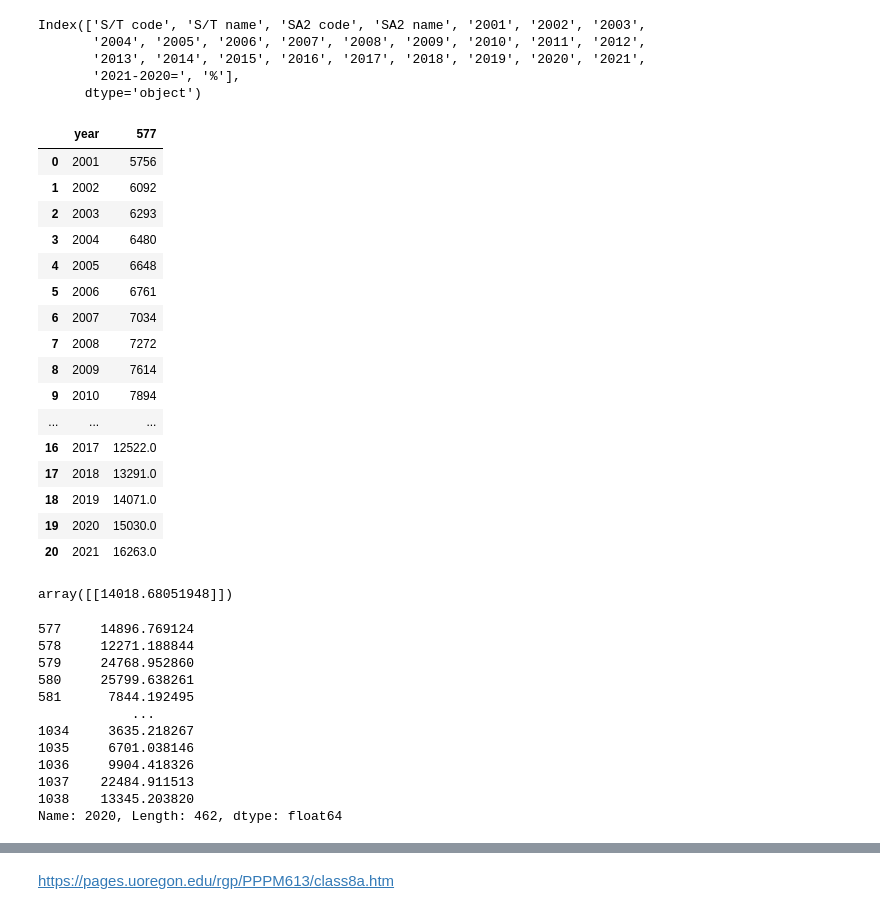
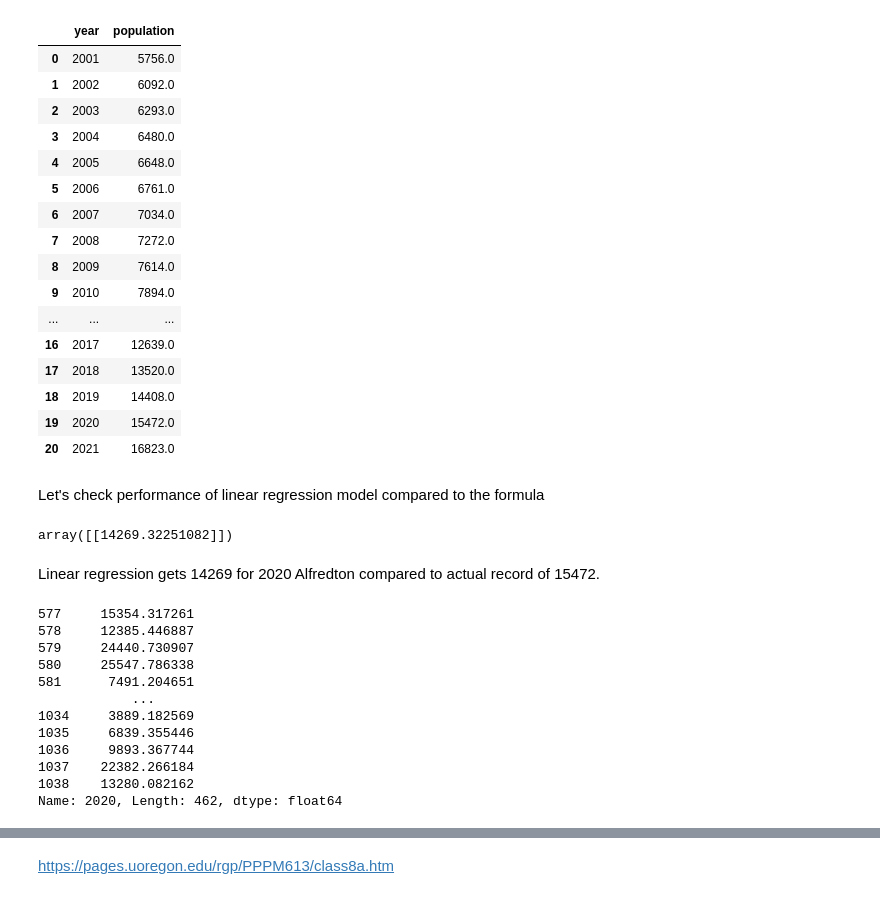
Before and after one commit to MAST30034-Applied-Data-Science/generic-real-estate-consulting-project-group-9, a Jupyter notebook: notebooks/population_prediction.ipynb, the cells around one changed output, grey strips where cells are left out. Cells and saved outputs as stored; diff of their text form; code cells hidden in the pictures.

```diff
--- a/notebooks/population_prediction.ipynb
+++ b/notebooks/population_prediction.ipynb
@@ -51,6 +35,11 @@ Index(['S/T code', 'S/T name', 'GCCSA code', 'GCCSA name', 'SA4 code',
 # %%
+# Due to the excel format, need to correct column name to true year record
 df_vic = df_vic.rename(columns = {'no.':'2001','no..1':'2002','no..2':'2003','no..3':'2004','no..4':'2005',
                      'no..5':'2006','no..6':'2007','no..7':'2008','no..8':'2009','no..9':'2010',
                      'no..10':'2011','no..11':'2012','no..12':'2013','no..13':'2014','no..14':'2015',
                      'no..15':'2016','no..16':'2017','no..17':'2018','no..18':'2019',
-                     'no..19':'2020','no..20':'2021','no..21':'2021-2020='}, inplace = False)
+                     'no..19':'2020','no..20':'2021','no..21':'2021-2020=','%':'2021-2020%'}, inplace = False)
+# Drop irrelevant columns
+df_VIC = df_vic.drop(columns=['GCCSA code', 'GCCSA name', 'SA4 code',
+       'SA4 name', 'SA3 code', 'SA3 name','Unnamed: 31'])
+df_VIC
@@ -84 +60,3 @@ df_VIC
+# %%
+df_VIC['2021-2011%'] = (df_VIC['2021']-df_VIC['2011'])/(df_VIC['2011']+1)
 # %%
@@ -182,56 +157,55 @@ array([[11931.]])
-# %%
-df_VIC.columns
-# %% [output]
-Index(['S/T code', 'S/T name', 'SA2 code', 'SA2 name', '2001', '2002', '2003',
-       '2004', '2005', '2006', '2007', '2008', '2009', '2010', '2011', '2012',
-       '2013', '2014', '2015', '2016', '2017', '2018', '2019', '2020', '2021',
-       '2021-2020=', '%'],
-      dtype='object')
 # %%
+# check the record of Alfredton with SA2 code = 201011001
 bd = df_VIC.loc[df['SA2 code'] ==201011001]
 bd = bd[['2001','2002', '2003', '2004', '2005', '2006', '2007', '2008', '2009', '2010',
        '2011', '2012', '2013', '2014', '2015', '2016', '2017', '2018', '2019',
        '2020','2021']].T
-bd=bd.reset_index().rename(columns={643:'population','index':'year'})
+bd=bd.reset_index().rename(columns={577:'population','index':'year'})
+# This is the actual record of population of Alfredton in the timeframe of 10 years
 bd
 # %% [output]
-|  | year | 577 |
-| 0 | 2001 | 5756 |
-| 1 | 2002 | 6092 |
-| 2 | 2003 | 6293 |
-| 3 | 2004 | 6480 |
-| 4 | 2005 | 6648 |
-| 5 | 2006 | 6761 |
-| 6 | 2007 | 7034 |
-| 7 | 2008 | 7272 |
-| 8 | 2009 | 7614 |
-| 9 | 2010 | 7894 |
+|  | year | population |
+| 0 | 2001 | 5756.0 |
+| 1 | 2002 | 6092.0 |
+| 2 | 2003 | 6293.0 |
+| 3 | 2004 | 6480.0 |
+| 4 | 2005 | 6648.0 |
+| 5 | 2006 | 6761.0 |
+| 6 | 2007 | 7034.0 |
+| 7 | 2008 | 7272.0 |
+| 8 | 2009 | 7614.0 |
+| 9 | 2010 | 7894.0 |
 | ... | ... | ... |
-| 16 | 2017 | 12522.0 |
-| 17 | 2018 | 13291.0 |
-| 18 | 2019 | 14071.0 |
-| 19 | 2020 | 15030.0 |
-| 20 | 2021 | 16263.0 |
+| 16 | 2017 | 12639.0 |
+| 17 | 2018 | 13520.0 |
+| 18 | 2019 | 14408.0 |
+| 19 | 2020 | 15472.0 |
+| 20 | 2021 | 16823.0 |
+# %% [markdown]
+Let's check performance of linear regression model compared to the formula
 # %%
+# Fit linear regression model to predict 2020 population
 x = bd.iloc[:, 0].values.reshape(-1, 1)
 y = bd.iloc[:, 1].values.reshape(-1, 1)
 model = LinearRegression().fit(x, y)
 y_pred = model.predict([[2020]])
 y_pred
 # %% [output]
-array([[14018.68051948]])
+array([[14269.32251082]])
+# %% [markdown]
+Linear regression gets 14269 for 2020 Alfredton compared to actual record of 15472.
 # %%
 predict_df['2020']
 # %% [output]
-577     14896.769124
-578     12271.188844
-579     24768.952860
-580     25799.638261
-581      7844.192495
+577     15354.317261
+578     12385.446887
+579     24440.730907
+580     25547.786338
+581      7491.204651
             ...
-1034     3635.218267
-1035     6701.038146
-1036     9904.418326
-1037    22484.911513
-1038    13345.203820
+1034     3889.182569
+1035     6839.355446
+1036     9893.367744
+1037    22382.266184
+1038    13280.082162
 Name: 2020, Length: 462, dtype: float64
```
Also changed, not shown: parts of 35 cells of this notebook.
